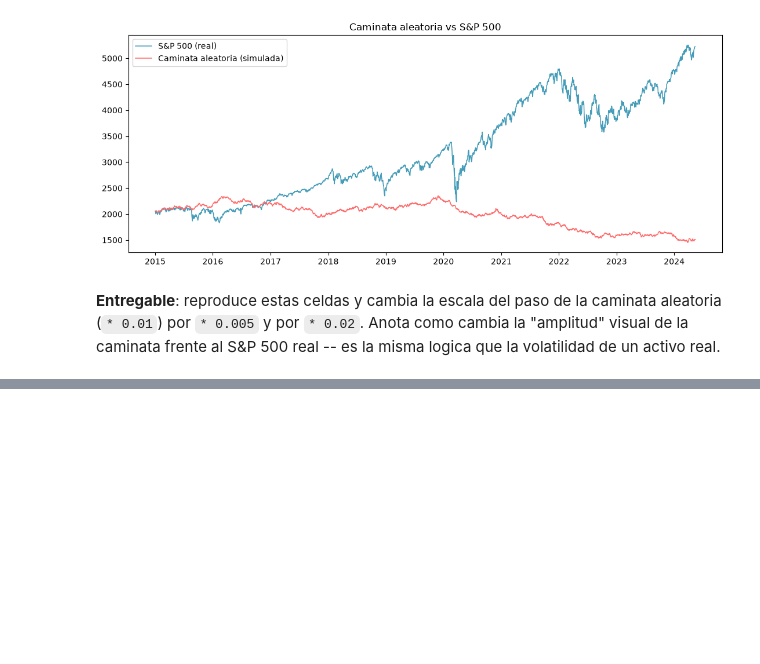
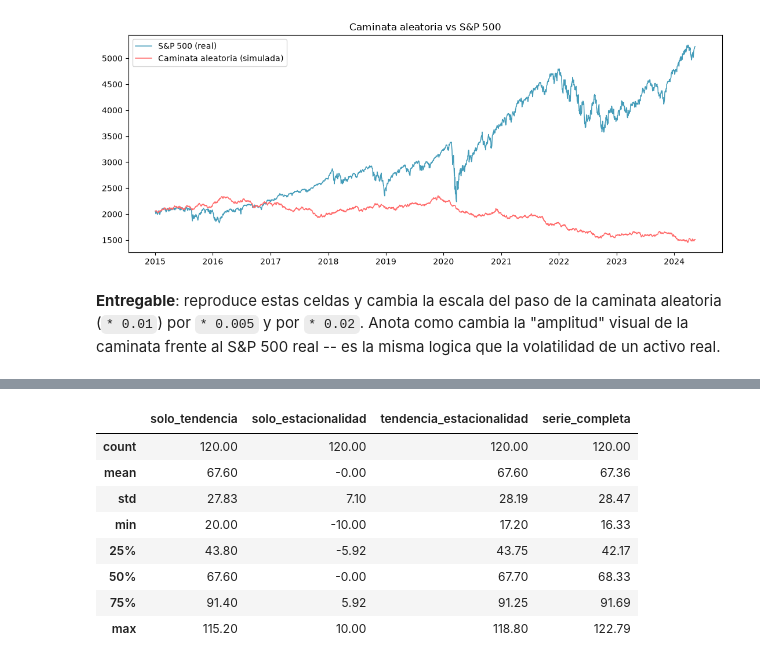
Before and after one commit to joanby/series-temporales-r-python, a Jupyter notebook: 03-caracteristicas-fundamentales/Python/01_ruido_blanco_y_caminata_aleatoria.ipynb, the cells around one changed output, grey strips where cells are left out. Saved outputs shown, nothing was run; the diff lists cells and outputs as text; code cells hidden in the pictures; blank space fills up the shorter version.

```diff
--- a/03-caracteristicas-fundamentales/Python/01_ruido_blanco_y_caminata_aleatoria.ipynb
+++ b/03-caracteristicas-fundamentales/Python/01_ruido_blanco_y_caminata_aleatoria.ipynb
@@ -100,0 +105,35 @@ plt.show()
+# %%
+np.random.seed(42)  # reseed para que esta seccion sea reproducible de forma aislada
+
+n = 120  # 10 anios de datos mensuales
+t = np.arange(n)
+fechas = pd.date_range("2016-01-01", periods=n, freq="MS")
+
+# 1. Solo tendencia: recta, sin estacionalidad ni ruido
+tendencia = 20 + 0.8 * t
+
+# 2. Solo estacionalidad: ciclo anual puro, media cero, sin tendencia ni ruido
+estacionalidad = 10 * np.sin(2 * np.pi * t / 12)
+
+# 3. Tendencia + estacionalidad, sin ruido: se ve la forma "de libro"
+tend_est = tendencia + estacionalidad
+
+# 4. Tendencia + estacionalidad + ruido: lo que se ve en datos reales
+ruido = np.random.normal(loc=0, scale=3, size=n)
+completa = tend_est + ruido
+
+df_patrones = pd.DataFrame({
+    'solo_tendencia': tendencia, 'solo_estacionalidad': estacionalidad,
+    'tendencia_estacionalidad': tend_est, 'serie_completa': completa,
+}, index=fechas)
+df_patrones.describe().round(2)
+# %% [output]
+|  | solo_tendencia | solo_estacionalidad | tendencia_estacionalidad | serie_completa |
+| count | 120.00 | 120.00 | 120.00 | 120.00 |
+| mean | 67.60 | -0.00 | 67.60 | 67.36 |
+| std | 27.83 | 7.10 | 28.19 | 28.47 |
+| min | 20.00 | -10.00 | 17.20 | 16.33 |
+| 25% | 43.80 | -5.92 | 43.75 | 42.17 |
+| 50% | 67.60 | -0.00 | 67.70 | 68.33 |
+| 75% | 91.40 | 5.92 | 91.25 | 91.69 |
+| max | 115.20 | 10.00 | 118.80 | 122.79 |
```
Also changed, not shown: parts of 5 cells of this notebook.
